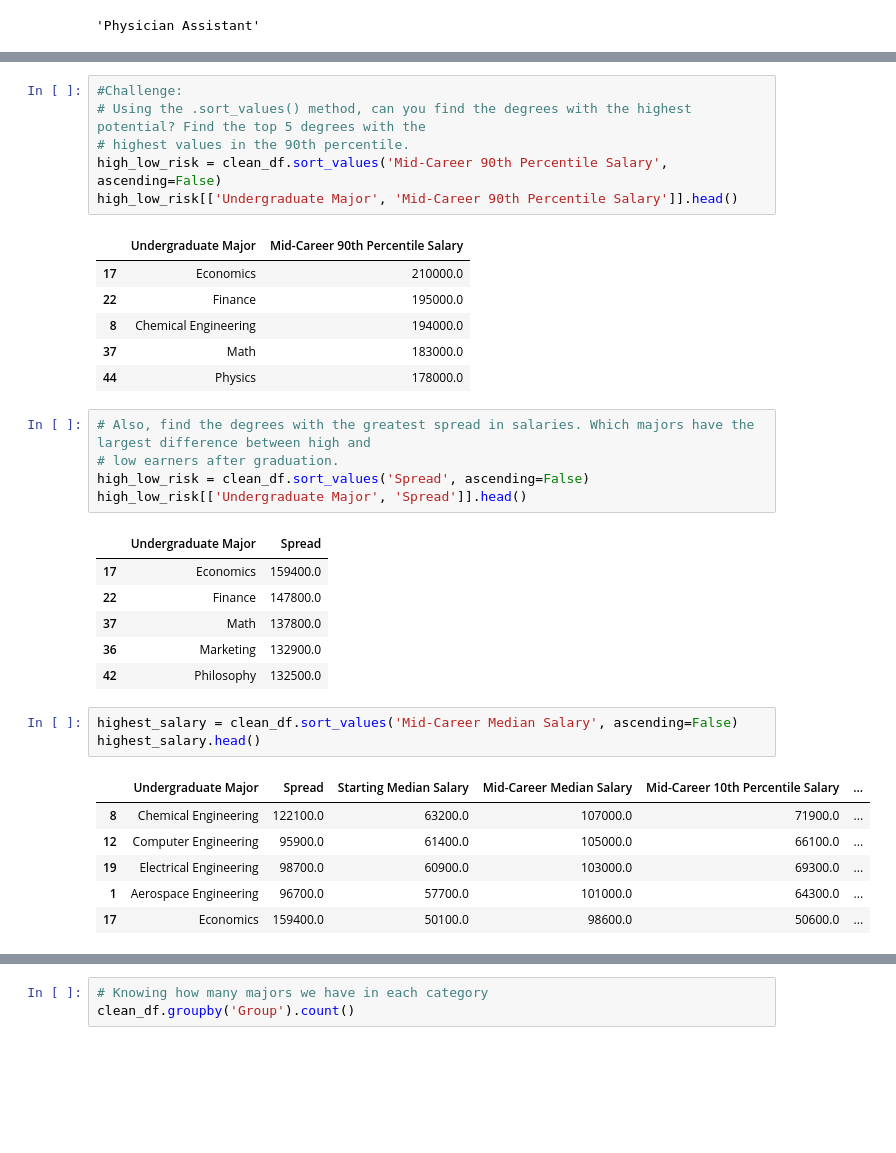
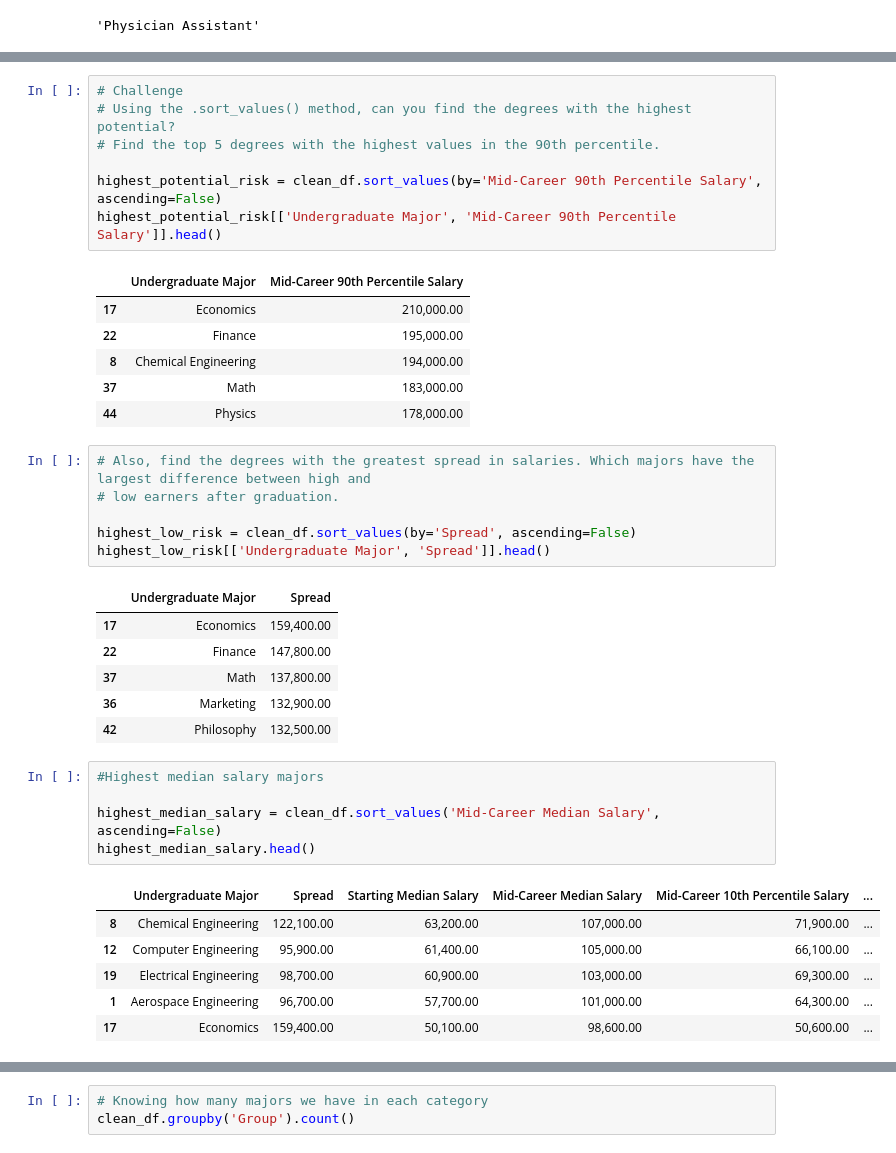
Before and after one commit to luisssSoto/100DifferentProjectsInPython, a Jupyter notebook: Day 72/main.ipynb, the cells around one changed output, grey strips where cells are left out. Saved outputs shown, nothing was run; the diff lists cells and outputs as text; blank space fills up the shorter version.

```diff
--- a/Day 72/main.ipynb
+++ b/Day 72/main.ipynb
@@ -224,35 +228,39 @@ low_high_risk[['Undergraduate Major', 'Spread']].head()
 # %%
-#Challenge:
-# Using the .sort_values() method, can you find the degrees with the highest potential? Find the top 5 degrees with the
-# highest values in the 90th percentile.
-high_low_risk = clean_df.sort_values('Mid-Career 90th Percentile Salary', ascending=False)
-high_low_risk[['Undergraduate Major', 'Mid-Career 90th Percentile Salary']].head()
+# Challenge
+# Using the .sort_values() method, can you find the degrees with the highest potential?
+# Find the top 5 degrees with the highest values in the 90th percentile.
+
+highest_potential_risk = clean_df.sort_values(by='Mid-Career 90th Percentile Salary', ascending=False)
+highest_potential_risk[['Undergraduate Major', 'Mid-Career 90th Percentile Salary']].head()
 # %% [output]
 |  | Undergraduate Major | Mid-Career 90th Percentile Salary |
-| 17 | Economics | 210000.0 |
-| 22 | Finance | 195000.0 |
-| 8 | Chemical Engineering | 194000.0 |
-| 37 | Math | 183000.0 |
-| 44 | Physics | 178000.0 |
+| 17 | Economics | 210,000.00 |
+| 22 | Finance | 195,000.00 |
+| 8 | Chemical Engineering | 194,000.00 |
+| 37 | Math | 183,000.00 |
+| 44 | Physics | 178,000.00 |
 # %%
 # Also, find the degrees with the greatest spread in salaries. Which majors have the largest difference between high and
 # low earners after graduation.
-high_low_risk = clean_df.sort_values('Spread', ascending=False)
-high_low_risk[['Undergraduate Major', 'Spread']].head()
+
+highest_low_risk = clean_df.sort_values(by='Spread', ascending=False)
+highest_low_risk[['Undergraduate Major', 'Spread']].head()
 # %% [output]
 |  | Undergraduate Major | Spread |
-| 17 | Economics | 159400.0 |
-| 22 | Finance | 147800.0 |
-| 37 | Math | 137800.0 |
-| 36 | Marketing | 132900.0 |
-| 42 | Philosophy | 132500.0 |
+| 17 | Economics | 159,400.00 |
+| 22 | Finance | 147,800.00 |
+| 37 | Math | 137,800.00 |
+| 36 | Marketing | 132,900.00 |
+| 42 | Philosophy | 132,500.00 |
 # %%
-highest_salary = clean_df.sort_values('Mid-Career Median Salary', ascending=False)
-highest_salary.head()
+#Highest median salary majors
+
+highest_median_salary = clean_df.sort_values('Mid-Career Median Salary', ascending=False)
+highest_median_salary.head()
 # %% [output]
 |  | Undergraduate Major | Spread | Starting Median Salary | Mid-Career Median Salary | Mid-Career 10th Percentile Salary | ... |
-| 8 | Chemical Engineering | 122100.0 | 63200.0 | 107000.0 | 71900.0 | ... |
-| 12 | Computer Engineering | 95900.0 | 61400.0 | 105000.0 | 66100.0 | ... |
-| 19 | Electrical Engineering | 98700.0 | 60900.0 | 103000.0 | 69300.0 | ... |
-| 1 | Aerospace Engineering | 96700.0 | 57700.0 | 101000.0 | 64300.0 | ... |
-| 17 | Economics | 159400.0 | 50100.0 | 98600.0 | 50600.0 | ... |
+| 8 | Chemical Engineering | 122,100.00 | 63,200.00 | 107,000.00 | 71,900.00 | ... |
+| 12 | Computer Engineering | 95,900.00 | 61,400.00 | 105,000.00 | 66,100.00 | ... |
+| 19 | Electrical Engineering | 98,700.00 | 60,900.00 | 103,000.00 | 69,300.00 | ... |
+| 1 | Aerospace Engineering | 96,700.00 | 57,700.00 | 101,000.00 | 64,300.00 | ... |
+| 17 | Economics | 159,400.00 | 50,100.00 | 98,600.00 | 50,600.00 | ... |
```
Also changed, not shown: parts of 17 cells of this notebook, 19 other files.
